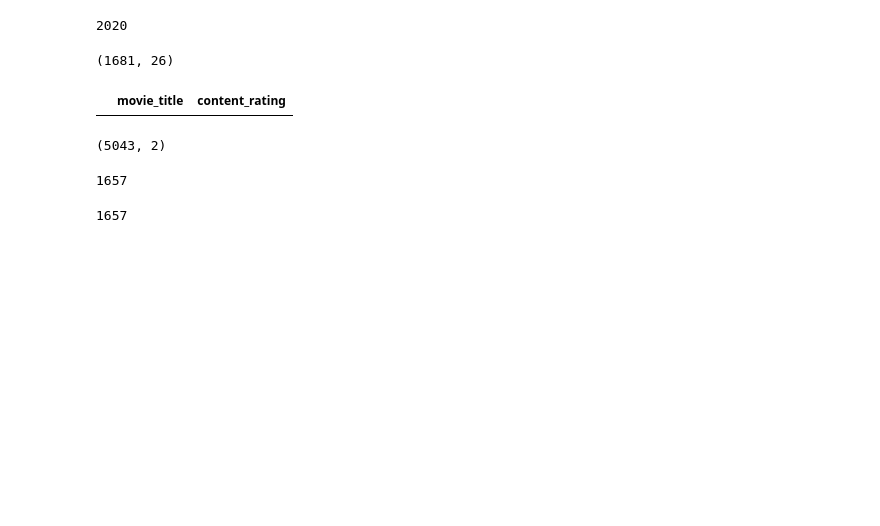
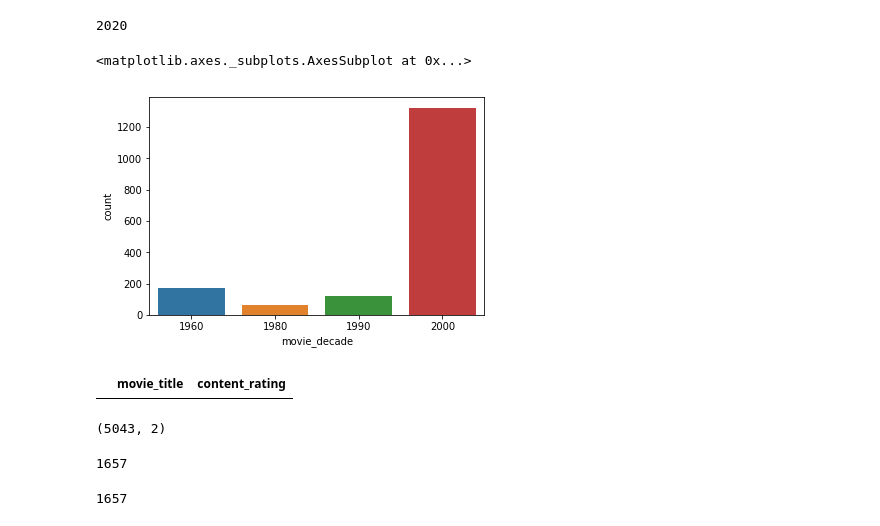
Before and after one commit to sharma-vidhi/machine-learning-movies, a Jupyter notebook: final_analysis/movie_predicition_analysis.ipynb, the cells around one changed output. Cells and saved outputs as stored; diff of their text form; code cells hidden in the pictures; blank space fills up the shorter version.

```diff
--- a/final_analysis/movie_predicition_analysis.ipynb
+++ b/final_analysis/movie_predicition_analysis.ipynb
@@ -178,4 +197,0 @@ movie_data['movie_decade']=movie_data['movie_year'].apply(movie_bucket);
-# %%
-movie_data.shape
-# %% [output]
-(1681, 26)
@@ -182,3 +200,8 @@ movie_data.shape
+# %%
+sns.countplot(x="movie_decade",data=movie_data)
+# %% [output]
+<matplotlib.axes._subplots.AxesSubplot at 0x...>
+[figure, added]
 # %%
 #**********DATA ENRICHMENT USING IMDB DATA*********************#
 # %%
```
Also changed, not shown: parts of 8 cells of this notebook.
